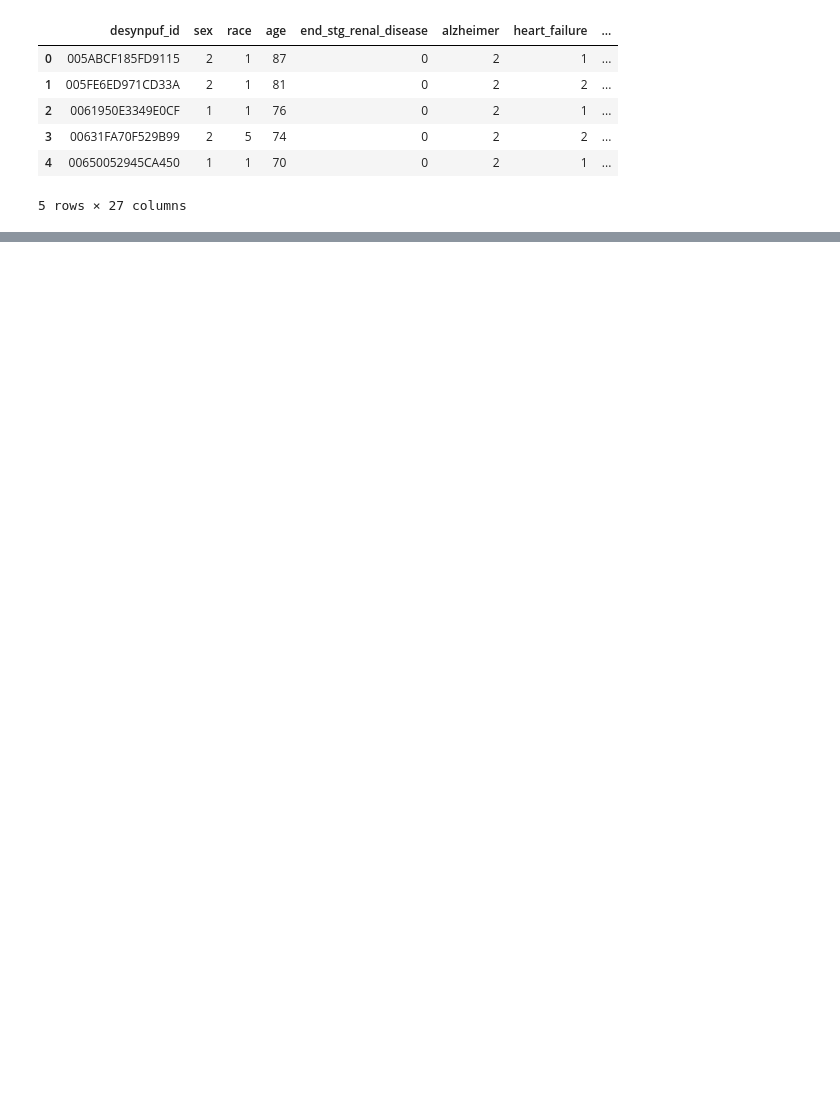
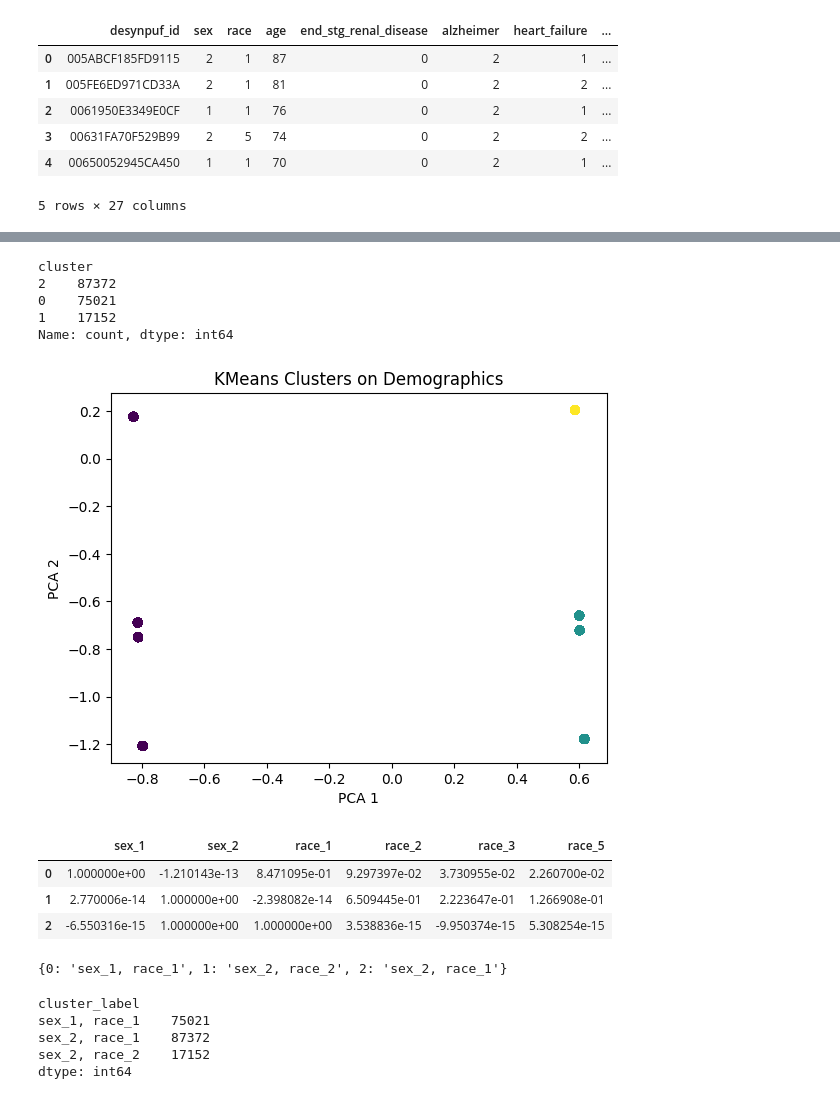
Before and after one commit to alissahartman/preventative-care-recs, a Jupyter notebook: python/cluster_analysis.ipynb, the cells around one changed output, grey strips where cells are left out. Saved outputs shown, nothing was run; the diff lists cells and outputs as text; code cells hidden in the pictures; blank space fills up the shorter version.

```diff
--- a/python/cluster_analysis.ipynb
+++ b/python/cluster_analysis.ipynb
@@ -43,0 +67,34 @@ TypeError: Feature names are only supported if all input features have string na
+# %%
+# Run KMeans
+kmeans = KMeans(n_clusters=3, random_state=42)  # adjust n_clusters as needed
+demographics_encoded['cluster'] = kmeans.fit_predict(X_cluster)
+# %%
+# Inspect cluster counts
+print(demographics_encoded['cluster'].value_counts())
+# %% [output]
+cluster
+2    87372
+0    75021
+1    17152
+Name: count, dtype: int64
+# %%
+# Optional: visualize clusters (only works well with 2D/3D projections)
+from sklearn.decomposition import PCA
+pca = PCA(n_components=2)
+reduced = pca.fit_transform(X_cluster)
+plt.scatter(reduced[:, 0], reduced[:, 1], c=demographics_encoded['cluster'], cmap='viridis')
+plt.xlabel('PCA 1')
+plt.ylabel('PCA 2')
+plt.title('KMeans Clusters on Demographics')
+plt.show()
+# %% [output]
+[figure, added]
+# %%
+# Get the centroids
+centroids = pd.DataFrame(kmeans.cluster_centers_, columns=cluster_features)
+centroids
+# %% [output]
+|  | sex_1 | sex_2 | race_1 | race_2 | race_3 | race_5 |
+| 0 | 1.000000e+00 | -1.210143e-13 | 8.471095e-01 | 9.297397e-02 | 3.730955e-02 | 2.260700e-02 |
+| 1 | 2.770006e-14 | 1.000000e+00 | -2.398082e-14 | 6.509445e-01 | 2.223647e-01 | 1.266908e-01 |
+| 2 | -6.550316e-15 | 1.000000e+00 | 1.000000e+00 | 3.538836e-15 | -9.950374e-15 | 5.308254e-15 |
@@ -43,0 +122,13 @@ TypeError: Feature names are only supported if all input features have string na
+# %%
+# Find the dominant attributes for each cluster
+labels = []
+for i, row in centroids.iterrows():
+    # Sort features by importance in this cluster
+    top_features = row.sort_values(ascending=False).head(2).index.tolist()
+    labels.append(", ".join(top_features))
+
+# Map cluster numbers to descriptive labels
+cluster_labels = {i: label for i, label in enumerate(labels)}
+cluster_labels
+# %% [output]
+{0: 'sex_1, race_1', 1: 'sex_2, race_2', 2: 'sex_2, race_1'}
@@ -43,0 +138,11 @@ TypeError: Feature names are only supported if all input features have string na
+# %%
+# Double check
+demographics_encoded.groupby('cluster_label').size()
+
+# Clusters are: male, white; female, white; female, black
+# %% [output]
+cluster_label
+sex_1, race_1    75021
+sex_2, race_1    87372
+sex_2, race_2    17152
+dtype: int64
```
Also changed, not shown: parts of 7 cells of this notebook.
